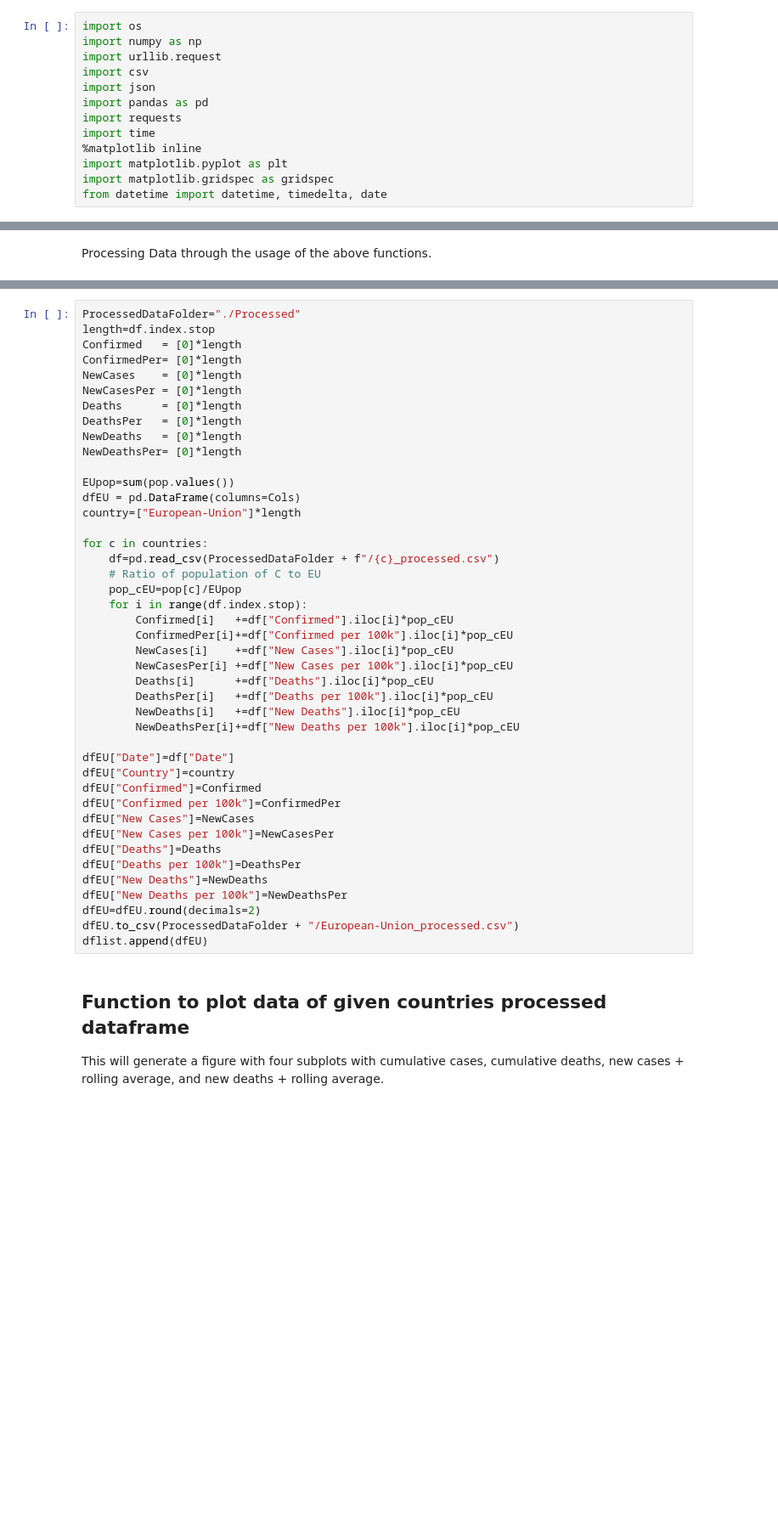
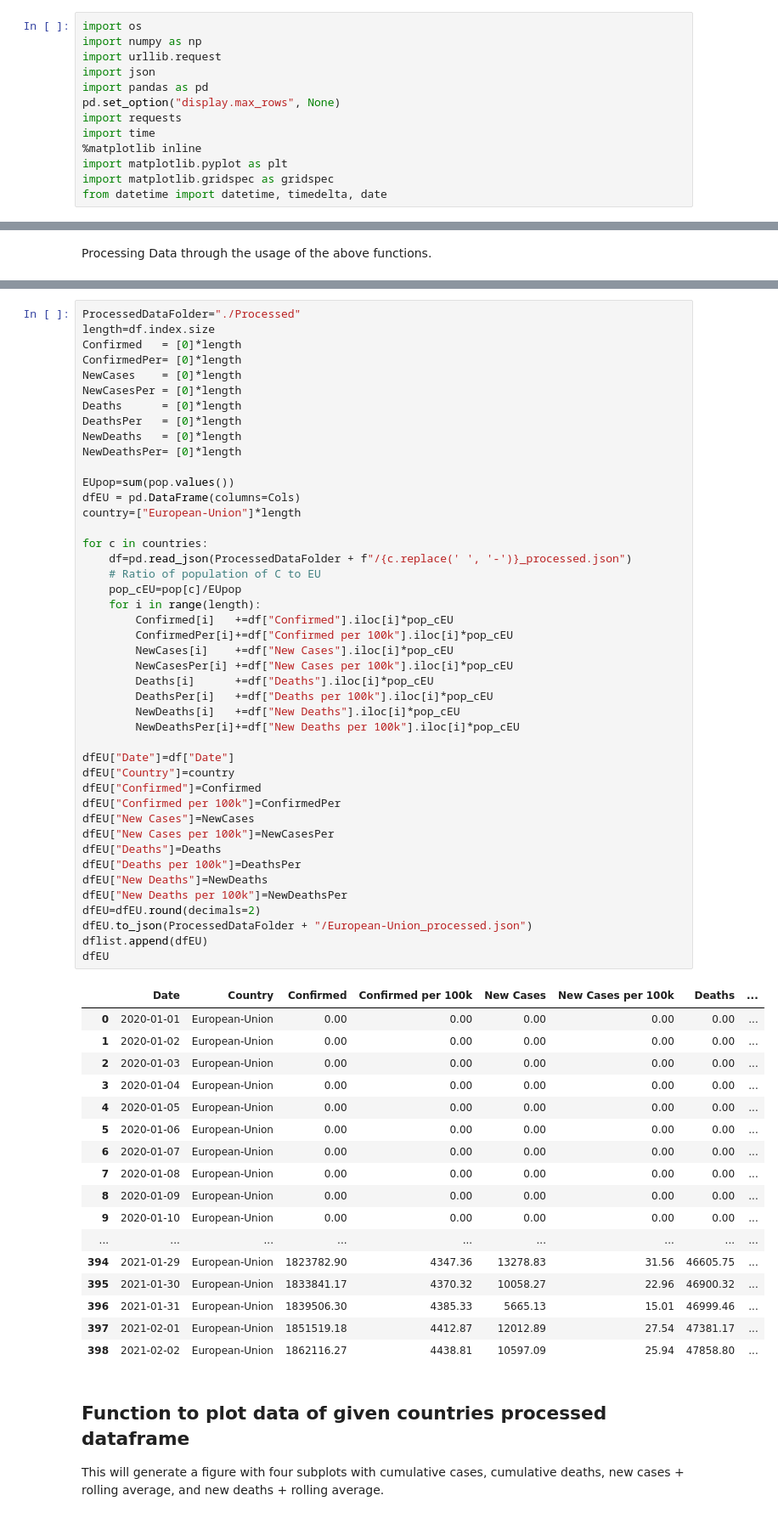
Before and after one commit to AdamJudge/PythonDS_API, a Jupyter notebook: Comp Assignment 1.ipynb, the cells around one changed output, grey strips where cells are left out. Shown at 85% size. Drawn from its saved outputs; the diff is of its cells as text; blank space fills up the shorter version.

```diff
--- a/Comp Assignment 1.ipynb
+++ b/Comp Assignment 1.ipynb
@@ -9,9 +9,9 @@ A single API chosen for this assignment was the COVID-19 API - https://covid19ap
 import os
 import numpy as np
 import urllib.request
-import csv
 import json
 import pandas as pd
+pd.set_option("display.max_rows", None)
 import requests
 import time
 %matplotlib inline
@@ -290,6 +311,6 @@ A mean dataframe can be generated which is weighted by each countries population
 # %%
 ProcessedDataFolder="./Processed"
-length=df.index.stop
+length=df.index.size
 Confirmed   = [0]*length
 ConfirmedPer= [0]*length
 NewCases    = [0]*length
@@ -300,36 +321,55 @@ NewDeaths   = [0]*length
 NewDeathsPer= [0]*length
 
 EUpop=sum(pop.values())
 dfEU = pd.DataFrame(columns=Cols)
 country=["European-Union"]*length
 
 for c in countries:
-    df=pd.read_csv(ProcessedDataFolder + f"/{c}_processed.csv")
+    df=pd.read_json(ProcessedDataFolder + f"/{c.replace(' ', '-')}_processed.json")
     # Ratio of population of C to EU
     pop_cEU=pop[c]/EUpop
-    for i in range(df.index.stop):
+    for i in range(length):
         Confirmed[i]   +=df["Confirmed"].iloc[i]*pop_cEU
         ConfirmedPer[i]+=df["Confirmed per 100k"].iloc[i]*pop_cEU
         NewCases[i]    +=df["New Cases"].iloc[i]*pop_cEU
         NewCasesPer[i] +=df["New Cases per 100k"].iloc[i]*pop_cEU
         Deaths[i]      +=df["Deaths"].iloc[i]*pop_cEU
         DeathsPer[i]   +=df["Deaths per 100k"].iloc[i]*pop_cEU
         NewDeaths[i]   +=df["New Deaths"].iloc[i]*pop_cEU
         NewDeathsPer[i]+=df["New Deaths per 100k"].iloc[i]*pop_cEU
 
 dfEU["Date"]=df["Date"]
 dfEU["Country"]=country
 dfEU["Confirmed"]=Confirmed
 dfEU["Confirmed per 100k"]=ConfirmedPer
 dfEU["New Cases"]=NewCases
 dfEU["New Cases per 100k"]=NewCasesPer
 dfEU["Deaths"]=Deaths
 dfEU["Deaths per 100k"]=DeathsPer
 dfEU["New Deaths"]=NewDeaths
 dfEU["New Deaths per 100k"]=NewDeathsPer
 dfEU=dfEU.round(decimals=2)
-dfEU.to_csv(ProcessedDataFolder + "/European-Union_processed.csv")
+dfEU.to_json(ProcessedDataFolder + "/European-Union_processed.json")
 dflist.append(dfEU)
+dfEU
+# %% [output]
+|  | Date | Country | Confirmed | Confirmed per 100k | New Cases | New Cases per 100k | Deaths | ... |
+| 0 | 2020-01-01 | European-Union | 0.00 | 0.00 | 0.00 | 0.00 | 0.00 | ... |
+| 1 | 2020-01-02 | European-Union | 0.00 | 0.00 | 0.00 | 0.00 | 0.00 | ... |
+| 2 | 2020-01-03 | European-Union | 0.00 | 0.00 | 0.00 | 0.00 | 0.00 | ... |
+| 3 | 2020-01-04 | European-Union | 0.00 | 0.00 | 0.00 | 0.00 | 0.00 | ... |
+| 4 | 2020-01-05 | European-Union | 0.00 | 0.00 | 0.00 | 0.00 | 0.00 | ... |
+| 5 | 2020-01-06 | European-Union | 0.00 | 0.00 | 0.00 | 0.00 | 0.00 | ... |
+| 6 | 2020-01-07 | European-Union | 0.00 | 0.00 | 0.00 | 0.00 | 0.00 | ... |
+| 7 | 2020-01-08 | European-Union | 0.00 | 0.00 | 0.00 | 0.00 | 0.00 | ... |
+| 8 | 2020-01-09 | European-Union | 0.00 | 0.00 | 0.00 | 0.00 | 0.00 | ... |
+| 9 | 2020-01-10 | European-Union | 0.00 | 0.00 | 0.00 | 0.00 | 0.00 | ... |
+| ... | ... | ... | ... | ... | ... | ... | ... | ... |
+| 394 | 2021-01-29 | European-Union | 1823782.90 | 4347.36 | 13278.83 | 31.56 | 46605.75 | ... |
+| 395 | 2021-01-30 | European-Union | 1833841.17 | 4370.32 | 10058.27 | 22.96 | 46900.32 | ... |
+| 396 | 2021-01-31 | European-Union | 1839506.30 | 4385.33 | 5665.13 | 15.01 | 46999.46 | ... |
+| 397 | 2021-02-01 | European-Union | 1851519.18 | 4412.87 | 12012.89 | 27.54 | 47381.17 | ... |
+| 398 | 2021-02-02 | European-Union | 1862116.27 | 4438.81 | 10597.09 | 25.94 | 47858.80 | ... |
 # %% [markdown]
 ## Function to plot data of given countries processed dataframe
  This will generate a figure with four subplots with cumulative cases, cumulative deaths, new cases + rolling average, and new deaths + rolling average.
```
Also changed, not shown: parts of 22 cells of this notebook, 58 other files.
